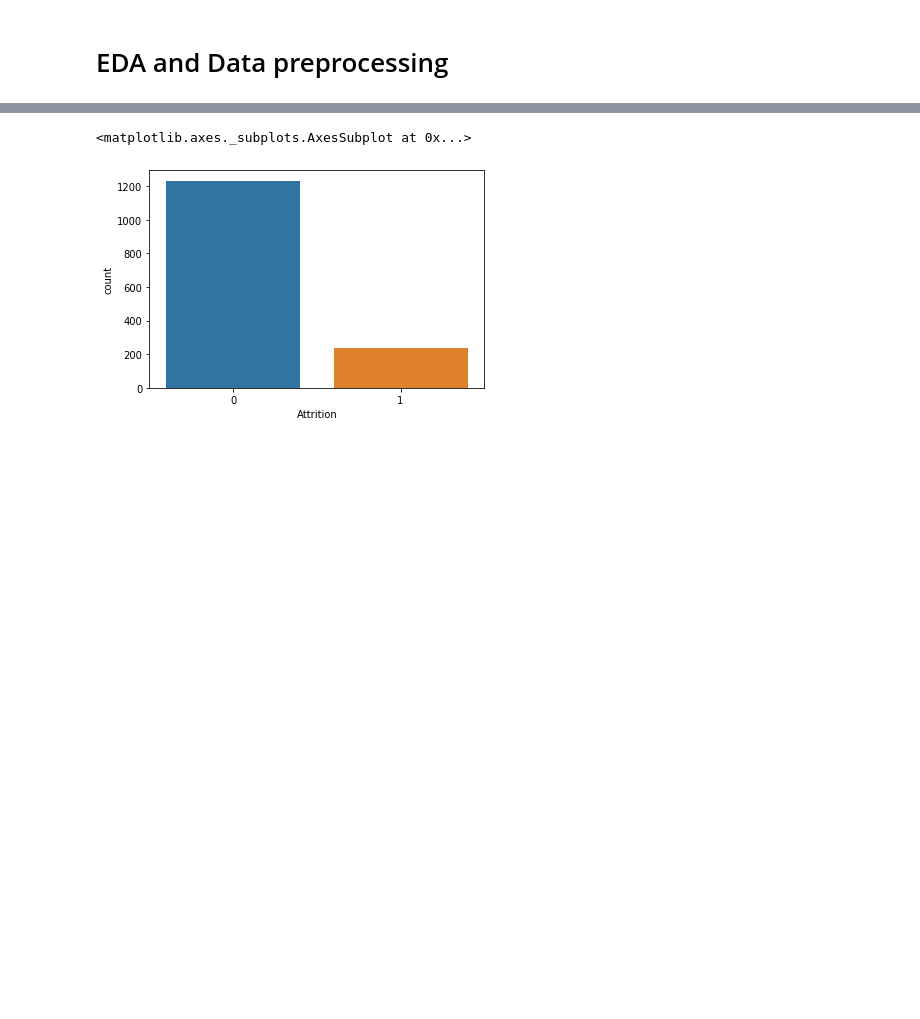
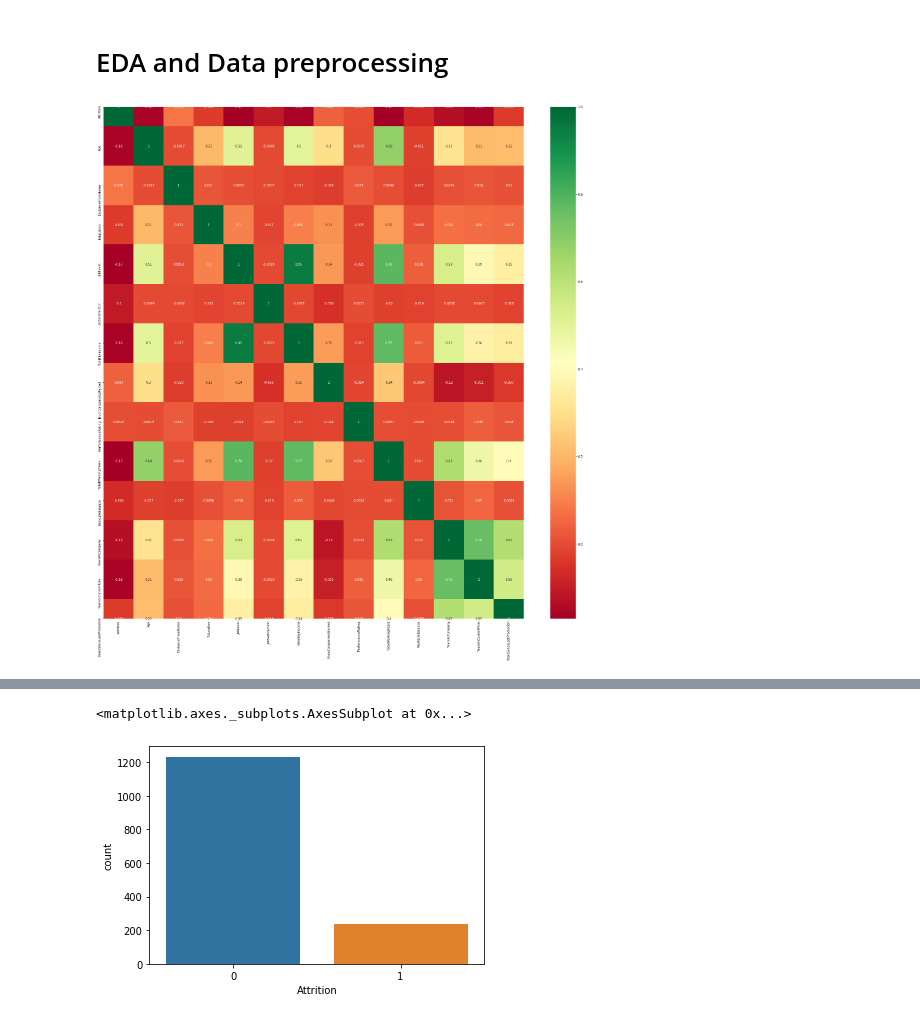
Before and after one commit to 24akhil/employee-churn-notebook, a Jupyter notebook: Employee_attrition_prediction.ipynb, the cells around one changed output, grey strips where cells are left out. Cells and saved outputs as stored; diff of their text form; code cells hidden in the pictures; blank space fills up the shorter version.

```diff
--- a/Employee_attrition_prediction.ipynb
+++ b/Employee_attrition_prediction.ipynb
@@ -66,6 +67,15 @@ YearsWithCurrManager          18
 dtype: int64
 # %% [markdown]
 # EDA and Data preprocessing
+# %%
+## Correlation
+a= data.corr()
+features = a.index
+plt.figure(figsize=(30,30))
+#plotting heatmap
+g =sb.heatmap(data[features].corr(),annot =True,cmap ='RdYlGn')
+# %% [output]
+[figure, added]
 # %%
 data.describe()
 # %% [output]
```
Also changed, not shown: parts of 49 cells of this notebook, 13 other files.
